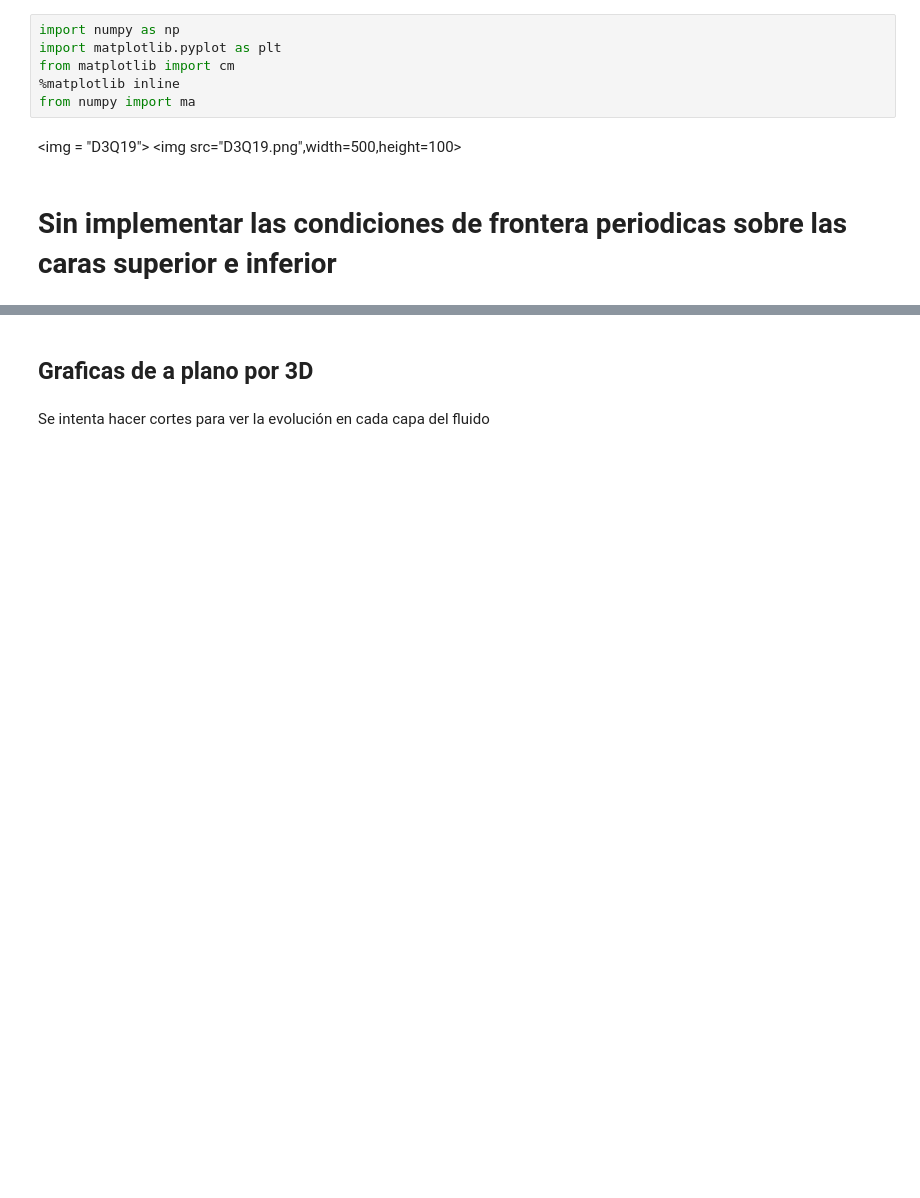
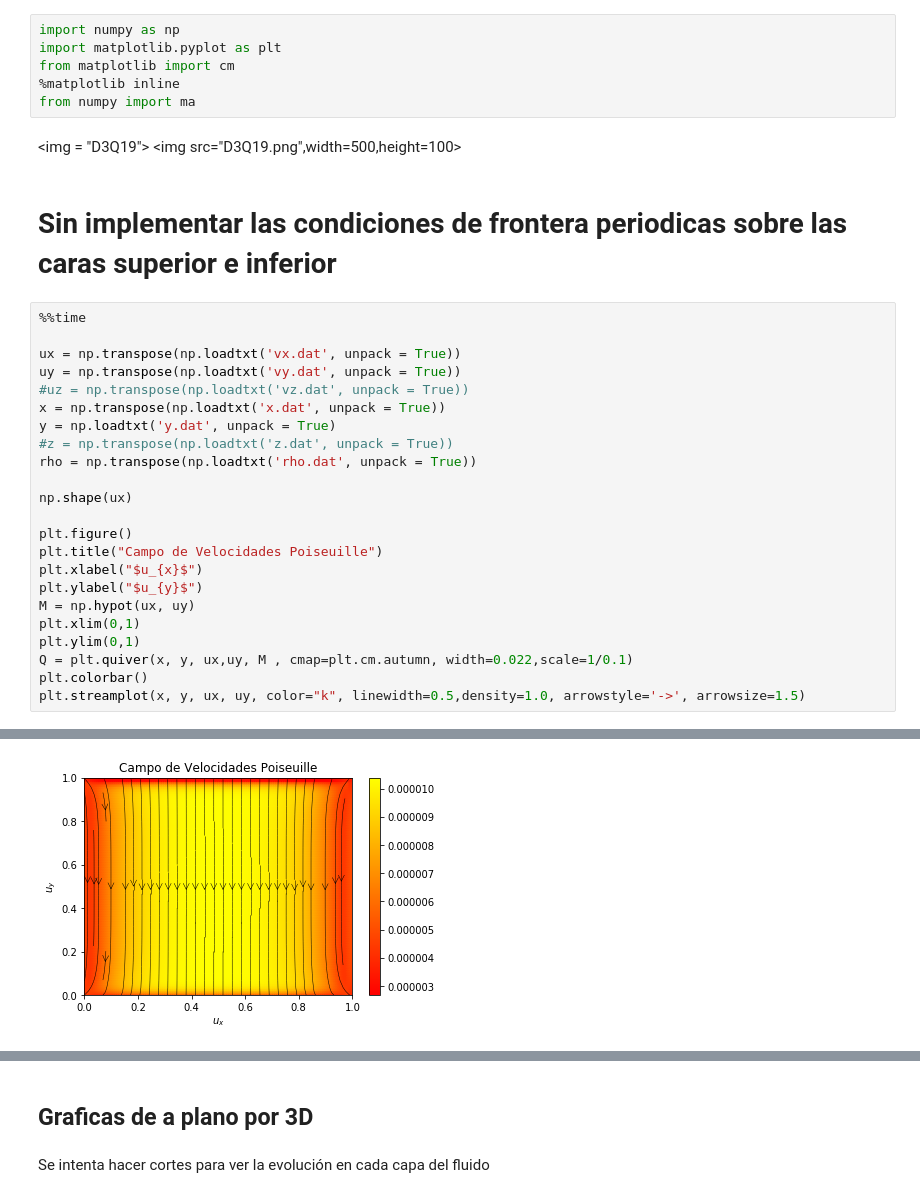
Before and after one commit to jomen93/Poiseuille-test, a Jupyter notebook: Graficas 3D Pouiseuile.ipynb, the cells around one changed output, grey strips where cells are left out. Drawn from its saved outputs; the diff is of its cells as text; blank space fills up the shorter version.

```diff
--- a/Graficas 3D Pouiseuile.ipynb
+++ b/Graficas 3D Pouiseuile.ipynb
@@ -9,3 +9,27 @@ from numpy import ma
 <img src="D3Q19.png",width=500,height=100>
 # %% [markdown]
 # Sin implementar las condiciones de frontera periodicas sobre las caras superior e inferior
+# %%
+%%time
+
+ux = np.transpose(np.loadtxt('vx.dat', unpack = True))
+uy = np.transpose(np.loadtxt('vy.dat', unpack = True))
+#uz = np.transpose(np.loadtxt('vz.dat', unpack = True))
+x = np.transpose(np.loadtxt('x.dat', unpack = True))
+y = np.loadtxt('y.dat', unpack = True)
+#z = np.transpose(np.loadtxt('z.dat', unpack = True))
+rho = np.transpose(np.loadtxt('rho.dat', unpack = True))
+
+np.shape(ux)
+
+plt.figure()
+plt.title("Campo de Velocidades Poiseuille")
+plt.xlabel("$u_{x}$")
+plt.ylabel("$u_{y}$")
+M = np.hypot(ux, uy)
+plt.xlim(0,1)
+plt.ylim(0,1)
+Q = plt.quiver(x, y, ux,uy, M , cmap=plt.cm.autumn, width=0.022,scale=1/0.1)
+plt.colorbar()
+plt.streamplot(x, y, ux, uy, color="k", linewidth=0.5,density=1.0, arrowstyle='->', arrowsize=1.5)
+# %% [output]
@@ -12,3 +38,4 @@ from numpy import ma
+[figure, added]
 # %%
 %%time
 
```
Also changed, not shown: parts of 3 cells of this notebook, 1 other file.
